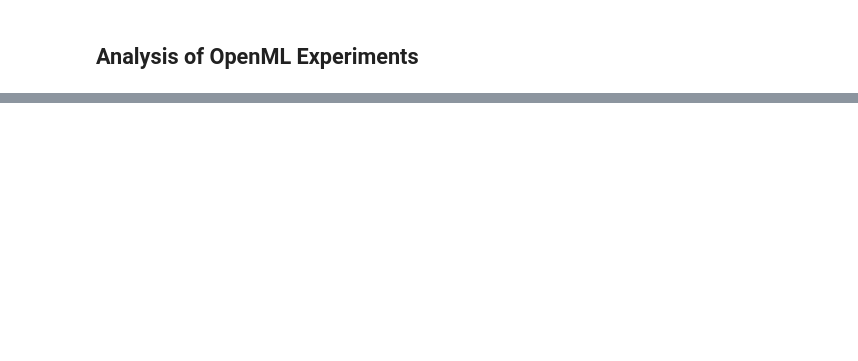
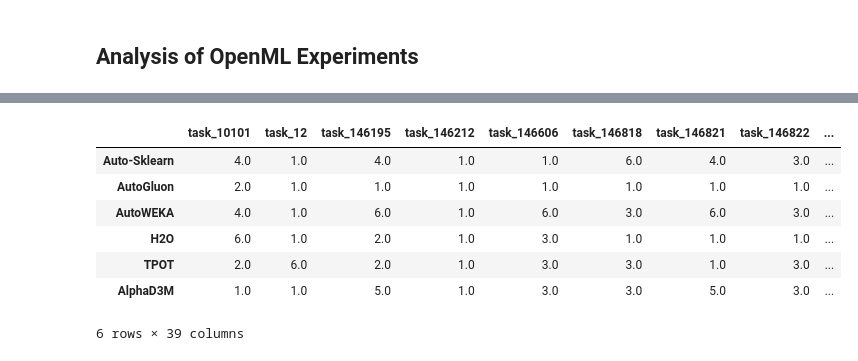
Before and after one commit to VIDA-NYU/alphad3m, a Jupyter notebook: scripts/paper_automlconference/openml_datasets_experiments.ipynb, the cells around one changed output, grey strips where cells are left out. Drawn from its saved outputs; the diff is of its cells as text; code cells hidden in the pictures; blank space fills up the shorter version.

```diff
--- a/scripts/paper_automlconference/openml_datasets_experiments.ipynb
+++ b/scripts/paper_automlconference/openml_datasets_experiments.ipynb
@@ -15,0 +19,29 @@ performances.head()
+# %%
+def calculate_rank(performances):
+    performances_t = performances.T
+    performances_t.columns = performances_t.loc['Dataset'].tolist() # Set the datasets as column names
+    all_ranks = []
+
+    for dataset in performances_t.columns:
+        ranks_by_dataset = pd.DataFrame({dataset: performances_t[dataset]})
+        ranks_by_dataset.drop(['Dataset', 'Type'], inplace=True) # Remove 'Dataset', and 'Type'
+        ranks_by_dataset = ranks_by_dataset.rank(ascending=False, method='min')
+        worst_rank = float(ranks_by_dataset.shape[0]) # Number of AutoML Systems
+        ranks_by_dataset.fillna(worst_rank, inplace=True) # Add the worst rank to the systems that didn't produce pipelines
+        all_ranks.append(ranks_by_dataset)
+
+    all_ranks = pd.concat(all_ranks, axis=1, join='inner')
+
+    return all_ranks
+# %%
+ranks = calculate_rank(performances)
+ranks
+# %% [output]
+|  | task_10101 | task_12 | task_146195 | task_146212 | task_146606 | task_146818 | task_146821 | task_146822 | ... |
+| Auto-Sklearn | 4.0 | 1.0 | 4.0 | 1.0 | 1.0 | 6.0 | 4.0 | 3.0 | ... |
+| AutoGluon | 2.0 | 1.0 | 1.0 | 1.0 | 1.0 | 1.0 | 1.0 | 1.0 | ... |
+| AutoWEKA | 4.0 | 1.0 | 6.0 | 1.0 | 6.0 | 3.0 | 6.0 | 3.0 | ... |
+| H2O | 6.0 | 1.0 | 2.0 | 1.0 | 3.0 | 1.0 | 1.0 | 1.0 | ... |
+| TPOT | 2.0 | 6.0 | 2.0 | 1.0 | 3.0 | 3.0 | 1.0 | 3.0 | ... |
+| AlphaD3M | 1.0 | 1.0 | 5.0 | 1.0 | 3.0 | 3.0 | 5.0 | 3.0 | ... |
+6 rows × 39 columns
```
Also changed, not shown: parts of 6 cells of this notebook.
